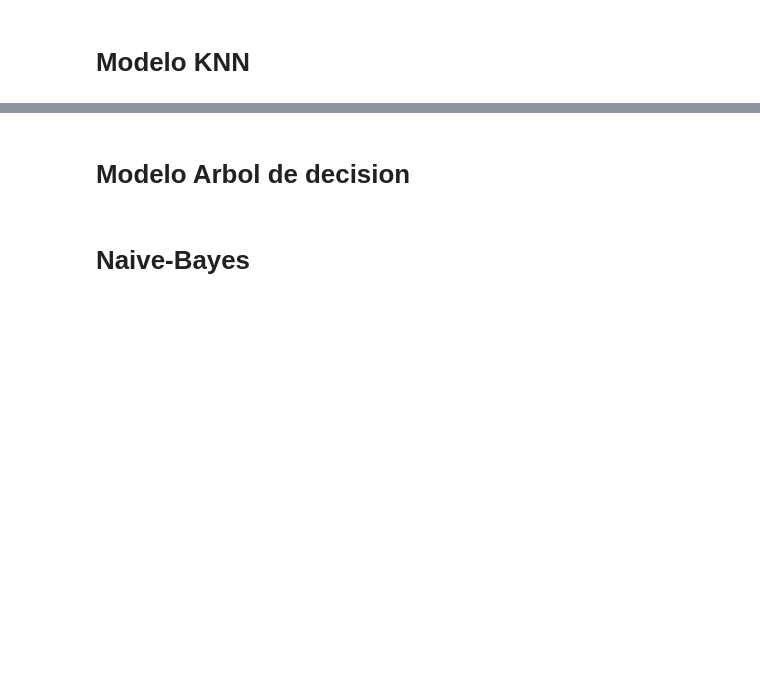
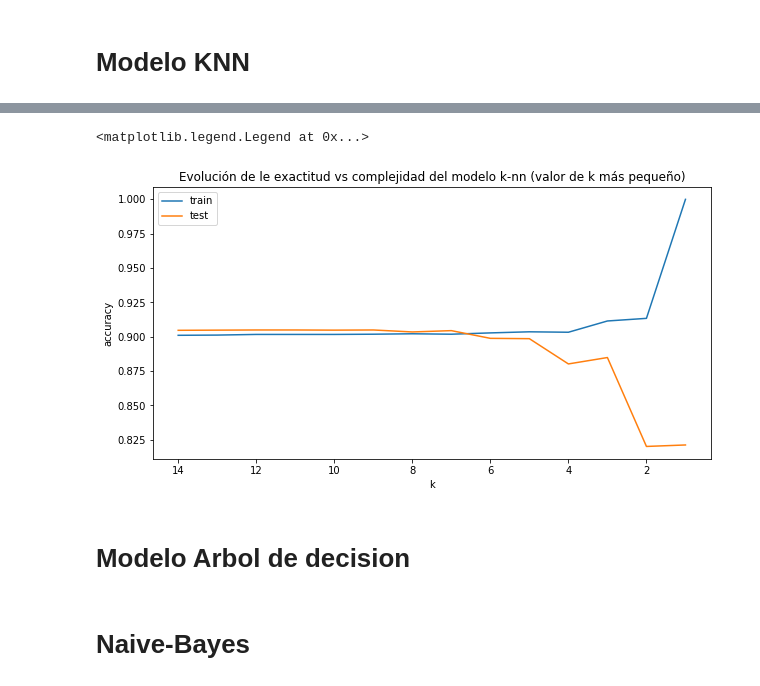
Before and after one commit to Brik000/Analitica, a Jupyter notebook: Proyecto Final/ProyectoFinal_Alejandro_Santiago.ipynb, the cells around one changed output, grey strips where cells are left out. Saved outputs shown, nothing was run; the diff lists cells and outputs as text; code cells hidden in the pictures; blank space fills up the shorter version.

```diff
--- a/Proyecto Final/ProyectoFinal_Alejandro_Santiago.ipynb
+++ b/Proyecto Final/ProyectoFinal_Alejandro_Santiago.ipynb
@@ -201,3 +334,17 @@ Para este proyecto vamos a utilizar las metricas  de <b>Kappa global</b>, <b>Acc
+# %%
+plt.figure(figsize=(10,5))
+ax = plt.gca() # get current axis
+plt.plot(k_vec, acc_train_vec)
+plt.plot(k_vec, acc_test_vec)
+ax.set_xlim(ax.get_xlim()[::-1])  # reverse axis
+plt.axis('tight')
+plt.xlabel('k')
+plt.ylabel('accuracy')
+plt.title('Evolución de le exactitud vs complejidad del modelo k-nn (valor de k más pequeño)')
+plt.legend(['train', 'test'])
+# %% [output]
+<matplotlib.legend.Legend at 0x...>
+[figure, added]
 # %% [markdown]
 # Modelo Arbol de decision
 # %% [markdown]
```
Also changed, not shown: parts of 21 cells of this notebook, 4 other files.
